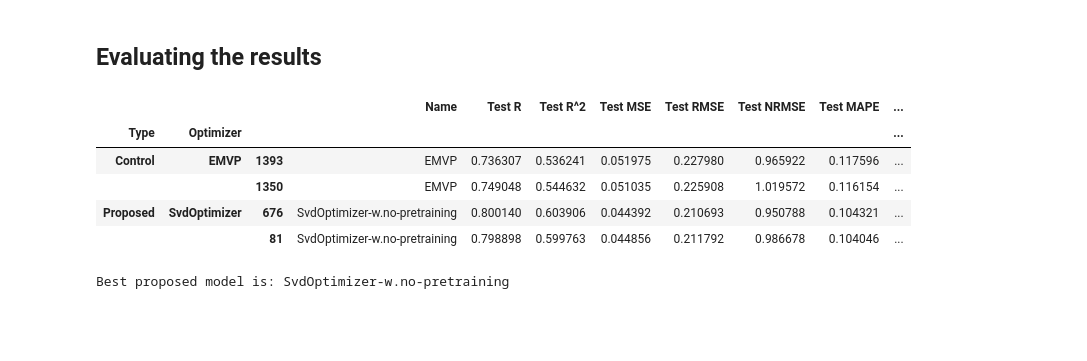
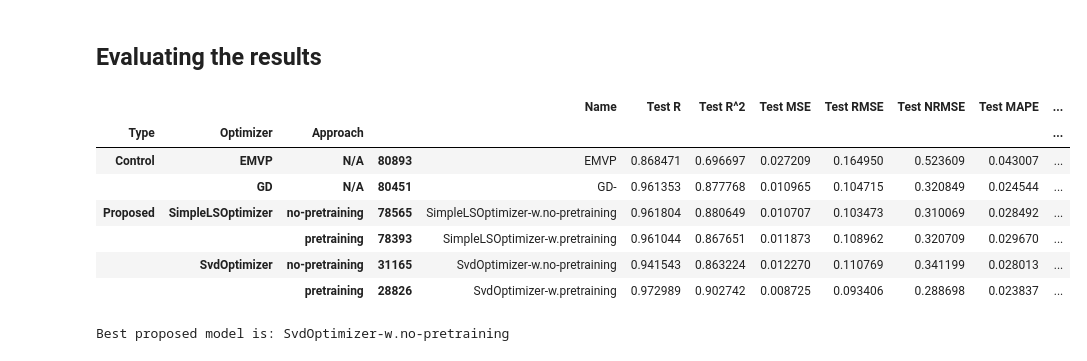
Before and after one commit to lichterberci/rbfar-ols, a Jupyter notebook: experiments.ipynb, the cells around one changed output. Drawn from its saved outputs; the diff is of its cells as text; code cells hidden in the pictures; blank space fills up the shorter version.

```diff
--- a/experiments.ipynb
+++ b/experiments.ipynb
@@ -26,7 +26,7 @@ import rdatasets
 # %%
 DATASETS = set(["lynx", "ozone"])
 # %%
-DATASET = "ozone"
+DATASET = "lynx"
 
 assert DATASET in DATASETS, f"Dataset {DATASET} not recognized. Available datasets: {DATASETS}"
 # %%
@@ -454,27 +454,30 @@ MODEL_EVALUATION_CRITERION = "Test MSE"
 MODEL_EVALUATION_CRITERION_SHOULD_MAXIMIZE = False
 # %%
 results_df.assign(
-    Optimizer=lambda df: df['Name'].str.split('-').str[0] if df["Name"].str.contains('-').any() else df['Name']
-).groupby(["Type", "Optimizer"])[results_df.columns].apply(
+    Optimizer=results_df['Name'].str.split('-').str[0],
+    Approach=results_df['Name'].str.extract(r'-w\.(.+)')[0].fillna('N/A')
+).groupby(["Type", "Optimizer", "Approach"])[results_df.columns].apply(
     lambda x: x.sort_values(
         by=MODEL_SELECTION_CRITERION,
         ascending=not MODEL_SELECTION_CRITERION_SHOULD_MAXIMIZE,
     )
     .drop(
         columns=[
             "Type",
-            *[col for col in results_df.columns if col.startswith("Valid") and col != MODEL_SELECTION_CRITERION],
+            *[col for col in results_df.columns if col.startswith("Valid") and col != MODEL_SELECTION_CRITERION and col != "Approach"],
         ]
     )
-    .head(2)
+    .head(1)
 )
 # %% [output]
-|  |  |  | Name | Test R | Test R^2 | Test MSE | Test RMSE | Test NRMSE | Test MAPE | ... |
-| Type | Optimizer |  |  |  |  |  |  |  |  | ... |
-| Control | EMVP | 1393 | EMVP | 0.736307 | 0.536241 | 0.051975 | 0.227980 | 0.965922 | 0.117596 | ... |
-|  |  | 1350 | EMVP | 0.749048 | 0.544632 | 0.051035 | 0.225908 | 1.019572 | 0.116154 | ... |
-| Proposed | SvdOptimizer | 676 | SvdOptimizer-w.no-pretraining | 0.800140 | 0.603906 | 0.044392 | 0.210693 | 0.950788 | 0.104321 | ... |
-|  |  | 81 | SvdOptimizer-w.no-pretraining | 0.798898 | 0.599763 | 0.044856 | 0.211792 | 0.986678 | 0.104046 | ... |
+|  |  |  |  | Name | Test R | Test R^2 | Test MSE | Test RMSE | Test NRMSE | Test MAPE | ... |
+| Type | Optimizer | Approach |  |  |  |  |  |  |  |  | ... |
+| Control | EMVP | N/A | 80893 | EMVP | 0.868471 | 0.696697 | 0.027209 | 0.164950 | 0.523609 | 0.043007 | ... |
+|  | GD | N/A | 80451 | GD- | 0.961353 | 0.877768 | 0.010965 | 0.104715 | 0.320849 | 0.024544 | ... |
+| Proposed | SimpleLSOptimizer | no-pretraining | 78565 | SimpleLSOptimizer-w.no-pretraining | 0.961804 | 0.880649 | 0.010707 | 0.103473 | 0.310069 | 0.028492 | ... |
+|  |  | pretraining | 78393 | SimpleLSOptimizer-w.pretraining | 0.961044 | 0.867651 | 0.011873 | 0.108962 | 0.320709 | 0.029670 | ... |
+|  | SvdOptimizer | no-pretraining | 31165 | SvdOptimizer-w.no-pretraining | 0.941543 | 0.863224 | 0.012270 | 0.110769 | 0.341199 | 0.028013 | ... |
+|  |  | pretraining | 28826 | SvdOptimizer-w.pretraining | 0.972989 | 0.902742 | 0.008725 | 0.093406 | 0.288698 | 0.023837 | ... |
 # %%
 print(f"Best proposed model is: {results_df.sort_values(by=["Type", MODEL_SELECTION_CRITERION], ascending=[False, not MODEL_SELECTION_CRITERION_SHOULD_MAXIMIZE]).head(1)["Name"].values[0]}")
 # %% [output]
```
Also changed, not shown: parts of 14 cells of this notebook, 1 other file.
